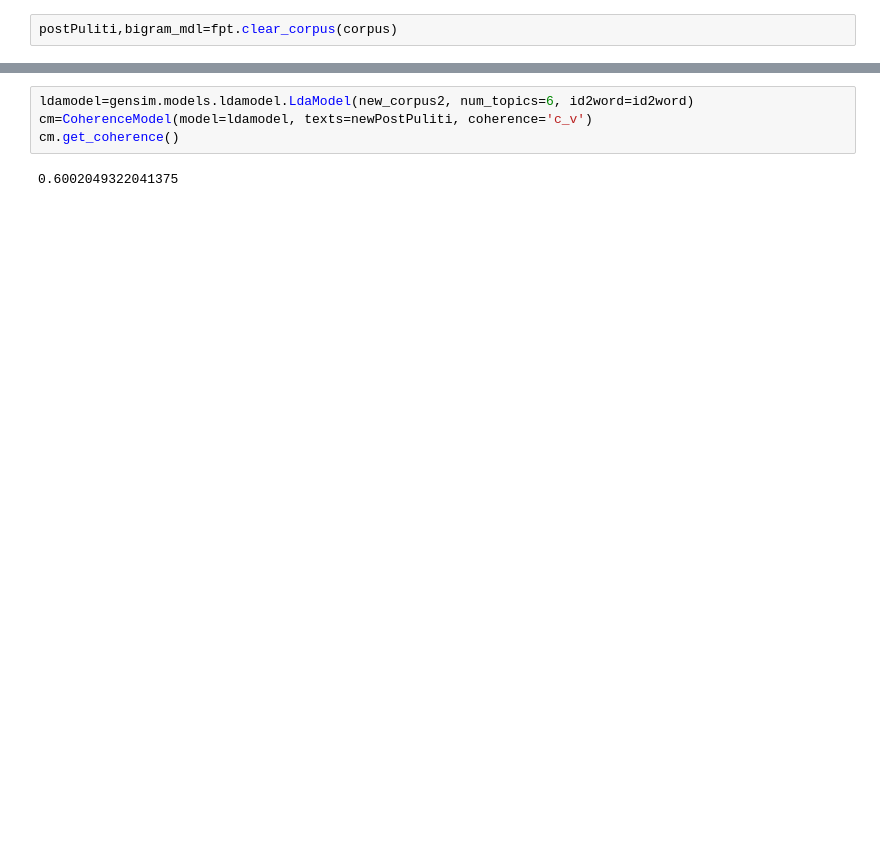
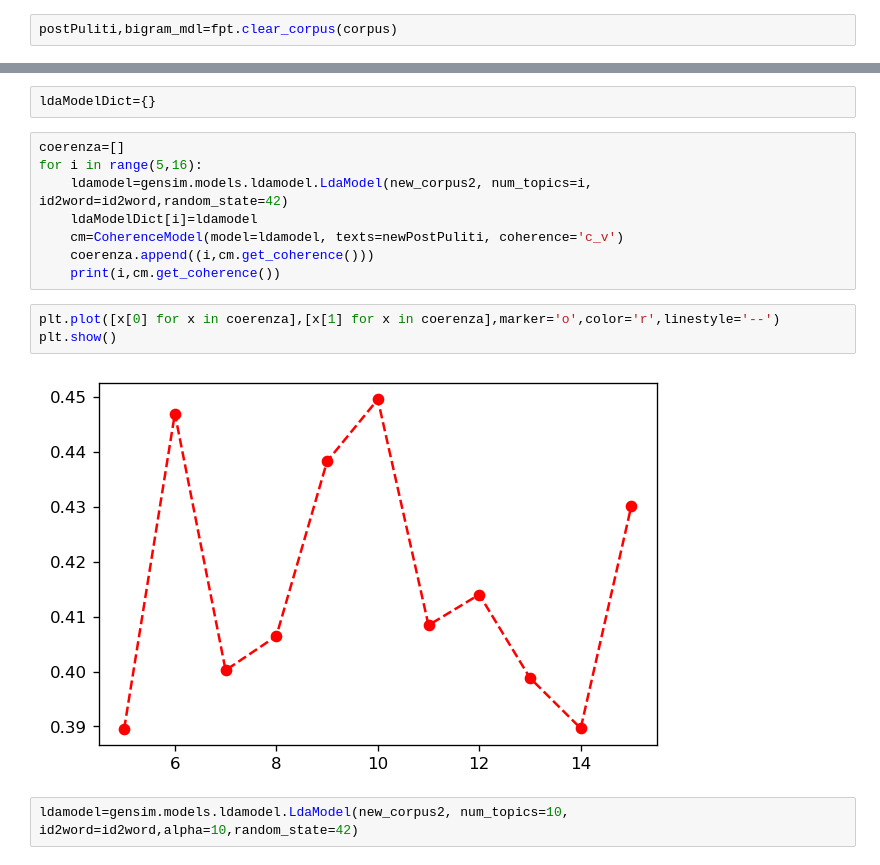
Before and after one commit to francescomarino10/WDA, a Jupyter notebook: ottimizzazione_numero_topic.ipynb, the cells around one changed output, grey strips where cells are left out. Cells and saved outputs as stored; diff of their text form; blank space fills up the shorter version.

```diff
--- a/ottimizzazione_numero_topic.ipynb
+++ b/ottimizzazione_numero_topic.ipynb
@@ -74,6 +171,17 @@ lsimodel.print_topics()
+# %%
+ldaModelDict={}
 # %%
-ldamodel=gensim.models.ldamodel.LdaModel(new_corpus2, num_topics=6, id2word=id2word)
-cm=CoherenceModel(model=ldamodel, texts=newPostPuliti, coherence='c_v')
-cm.get_coherence()
+coerenza=[]
+for i in range(5,16):
+    ldamodel=gensim.models.ldamodel.LdaModel(new_corpus2, num_topics=i, id2word=id2word,random_state=42)
+    ldaModelDict[i]=ldamodel
+    cm=CoherenceModel(model=ldamodel, texts=newPostPuliti, coherence='c_v')
+    coerenza.append((i,cm.get_coherence()))
+    print(i,cm.get_coherence())
-# %% [output]
-0.6002049322041375
+# %%
+plt.plot([x[0] for x in coerenza],[x[1] for x in coerenza],marker='o',color='r',linestyle='--')
+plt.show()
+# %% [output]
+[figure, added]
+# %%
+ldamodel=gensim.models.ldamodel.LdaModel(new_corpus2, num_topics=10, id2word=id2word,alpha=10,random_state=42)
```
Also changed, not shown: parts of 31 cells of this notebook, 22 other files.
